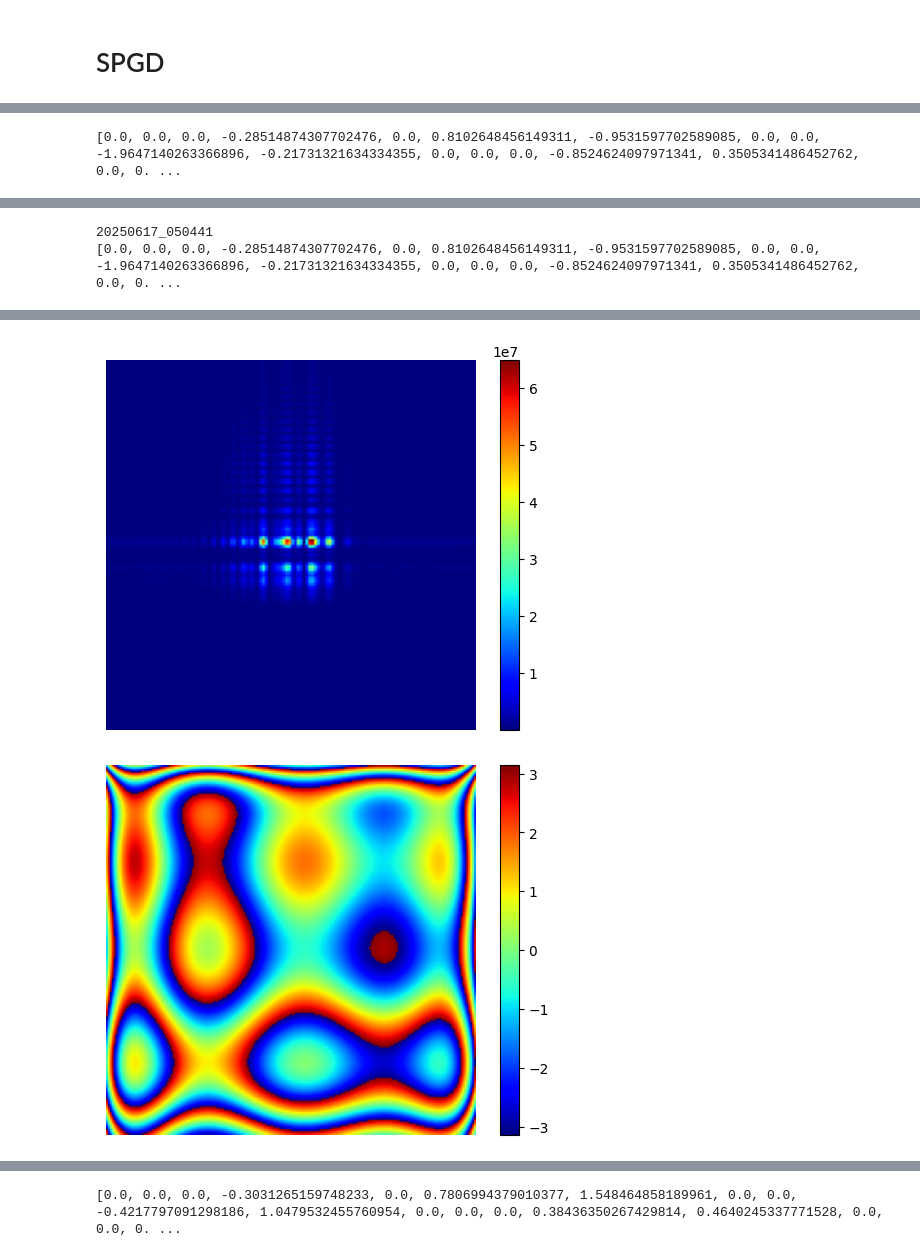
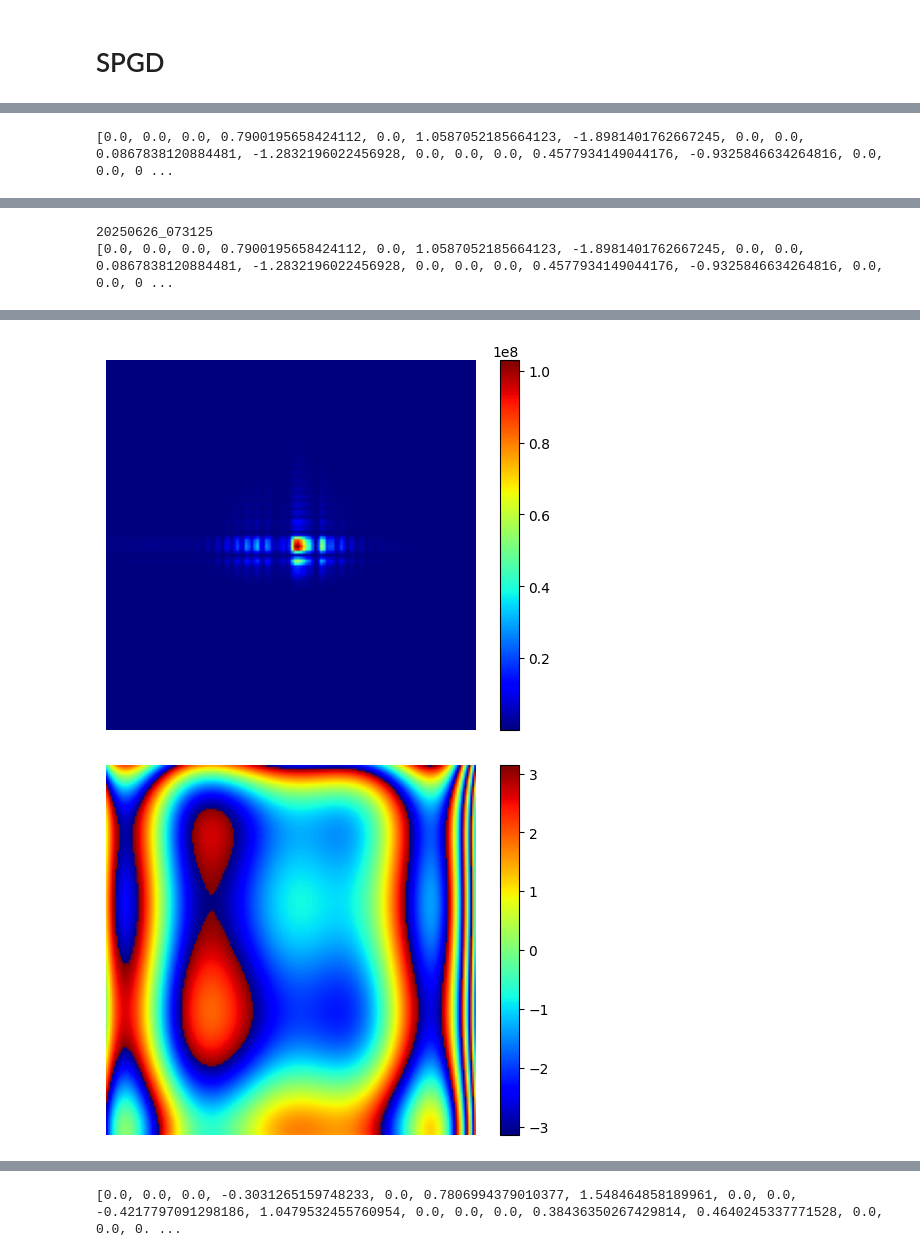
Before and after one commit to inagetsutomu/lab, a Jupyter notebook: SPGD.ipynb, the cells around one changed output, grey strips where cells are left out. Saved outputs shown, nothing was run; the diff lists cells and outputs as text; code cells hidden in the pictures.

```diff
--- a/SPGD.ipynb
+++ b/SPGD.ipynb
@@ -994,13 +989,16 @@ plt.show()
 # coef = [0.0, 0.0, 0.0, -1.2514339588855623, 0.0, -0.3144071409557081, -0.8010882969276838, 0.0, 0.0, 1.3111189862683834, 0.35207777395103856, 0.0, 0.0, 0.0, -0.28724129164016254, -1.4398127181549492, 0.0, 0.0, 0.0, 0.0, 0.15651562780177164, 1.0270377425221868, 0.0, 0.0, 0.0, 0.0, 0.0, -0.05356897336279265]
 
 print(coef)
-theta_x = 0.0e-4
-theta_y = 0.0e-4
+theta_x = 7.0e-4
+theta_y = 7.0e-4
 pupil = make_wavefront_oblique(coef, theta_x, theta_y)
+pupil0 = make_wavefront(coef)
 plt.imshow(np.angle(pupil),cmap="jet")
 plt.colorbar()
 plt.show()
-score = ssim_culc2_8_filter(pupil)
+
+_, img_total = pseudo_incoherent(coef, theta_x, theta_y, defocus=25e-6, crop_size=256)
+score = laplacian_score(img_total)
 
 now = datetime.now()
 timestamp = now.strftime("%Y%m%d_%H%M%S")
@@ -1025,7 +1023,7 @@ img_out = np.sqrt(exp_intensity)
 img_out = img_out
 imgName = f"start_img_{score}.tif"
 filename = os.path.join(save_dir, imgName)
-plt.imshow(img_out,cmap='gray',vmin=0, vmax=2.0)
+plt.imshow(img_total,cmap='gray')
 plt.xticks([])
 plt.yticks([])
 plt.savefig(filename, dpi = 300, format= 'tiff')
@@ -1055,4 +1053,4 @@ plt.colorbar()
 plt.savefig(filename, dpi = 300, format= 'tiff')
 plt.show()
 # %% [output]
-[0.0, 0.0, 0.0, -0.28514874307702476, 0.0, 0.8102648456149311, -0.9531597702589085, 0.0, 0.0, -1.9647140263366896, -0.21731321634334355, 0.0, 0.0, 0.0, -0.8524624097971341, 0.3505341486452762, 0.0, 0. ...
+[0.0, 0.0, 0.0, 0.7900195658424112, 0.0, 1.0587052185664123, -1.8981401762667245, 0.0, 0.0, 0.0867838120884481, -1.2832196022456928, 0.0, 0.0, 0.0, 0.4577934149044176, -0.9325846634264816, 0.0, 0.0, 0 ...
@@ -1060,2 +1058,2 @@ plt.show()
-20250617_050441
-[0.0, 0.0, 0.0, -0.28514874307702476, 0.0, 0.8102648456149311, -0.9531597702589085, 0.0, 0.0, -1.9647140263366896, -0.21731321634334355, 0.0, 0.0, 0.0, -0.8524624097971341, 0.3505341486452762, 0.0, 0. ...
+20250626_073125
+[0.0, 0.0, 0.0, 0.7900195658424112, 0.0, 1.0587052185664123, -1.8981401762667245, 0.0, 0.0, 0.0867838120884481, -1.2832196022456928, 0.0, 0.0, 0.0, 0.4577934149044176, -0.9325846634264816, 0.0, 0.0, 0 ...
@@ -1064,5 +1062,5 @@ plt.show()
-[figure, old version]
+[figure, new version]
-[figure, old version]
+[figure, new version]
 # %%
 SPGD(limit, iterations = 250)
 
```
Also changed, not shown: parts of 10 cells of this notebook.
